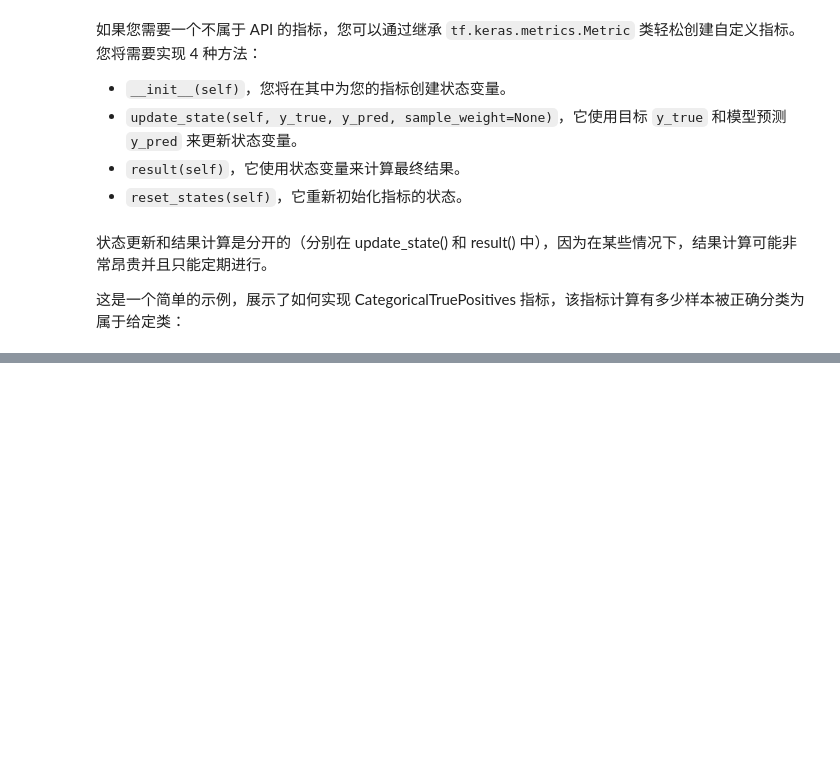
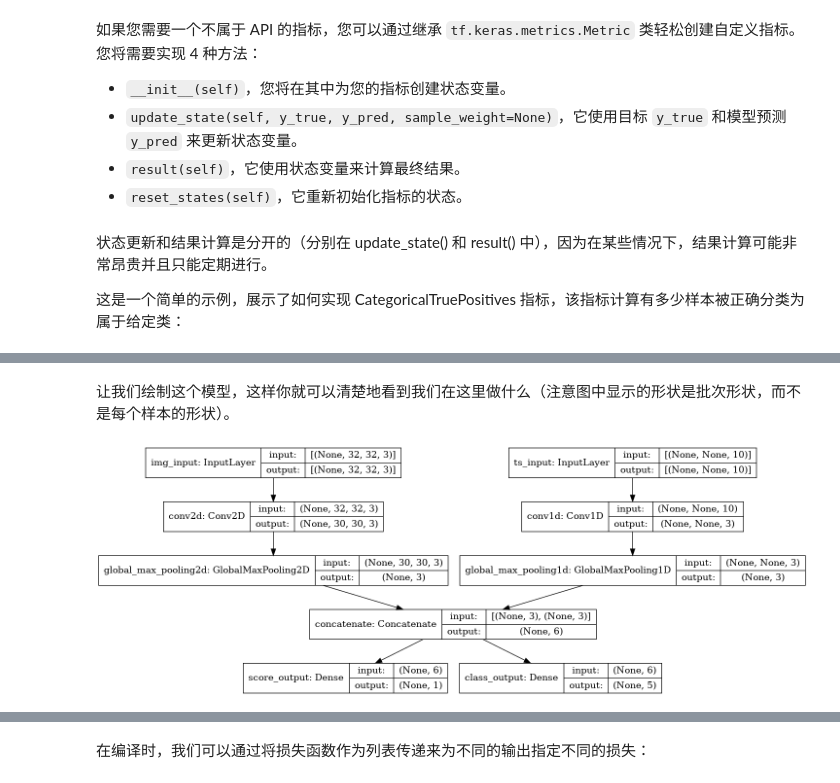
Before and after one commit to ustchope/keras_developer_guides-, a Jupyter notebook: 使用内置方法进行训练和评估.ipynb, the cells around one changed output, grey strips where cells are left out. Drawn from its saved outputs; the diff is of its cells as text; code cells hidden in the pictures; blank space fills up the shorter version.

```diff
--- a/使用内置方法进行训练和评估.ipynb
+++ b/使用内置方法进行训练和评估.ipynb
@@ -408,0 +840,18 @@ model.fit(x_train, y_train, batch_size=64, epochs=3)
+# %%
+image_input = keras.Input(shape=(32, 32, 3), name="img_input")
+timeseries_input = keras.Input(shape=(None, 10), name="ts_input")
+
+x1 = layers.Conv2D(3, 3)(image_input)
+x1 = layers.GlobalMaxPooling2D()(x1)
+
+x2 = layers.Conv1D(3, 3)(timeseries_input)
+x2 = layers.GlobalMaxPooling1D()(x2)
+
+x = layers.concatenate([x1, x2])
+
+score_output = layers.Dense(1, name="score_output")(x)
+class_output = layers.Dense(5, name="class_output")(x)
+
+model = keras.Model(
+    inputs=[image_input, timeseries_input], outputs=[score_output, class_output]
+)
@@ -408,0 +860,6 @@ model.fit(x_train, y_train, batch_size=64, epochs=3)
+# %% [markdown]
+让我们绘制这个模型，这样你就可以清楚地看到我们在这里做什么（注意图中显示的形状是批次形状，而不是每个样本的形状）。
+# %%
+keras.utils.plot_model(model, "multi_input_and_output_model.png", show_shapes=True)
+# %% [output]
+[figure, added]
@@ -408,0 +867,2 @@ model.fit(x_train, y_train, batch_size=64, epochs=3)
+# %% [markdown]
+在编译时，我们可以通过将损失函数作为列表传递来为不同的输出指定不同的损失：
```
Also changed, not shown: parts of 97 cells of this notebook.
